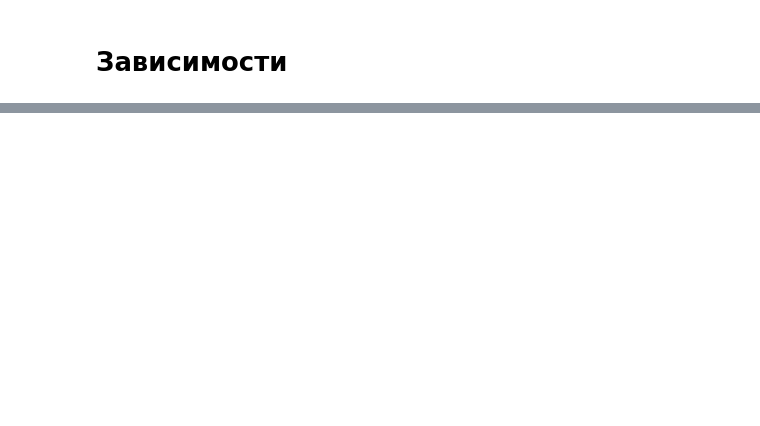
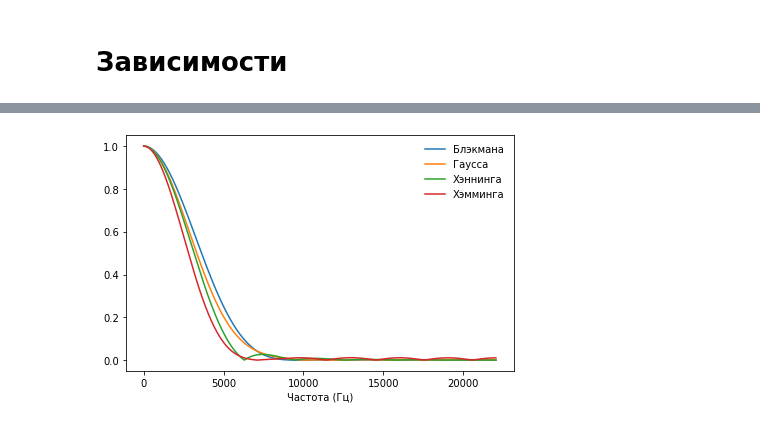
Before and after one commit to DenZhid/TelecommunicationSystemsLabs, a Jupyter notebook: Lab8/Lab8.ipynb, the cells around one changed output, grey strips where cells are left out. Cells and saved outputs as stored; diff of their text form; code cells hidden in the pictures; blank space fills up the shorter version.

```diff
--- a/Lab8/Lab8.ipynb
+++ b/Lab8/Lab8.ipynb
@@ -39,0 +128,3 @@ from thinkdsp import SquareSignal
+# %%
+signal = SquareSignal(freq=440)
+wave = signal.make_wave(duration=1.0, framerate=44100)
@@ -39,0 +154,11 @@ from thinkdsp import SquareSignal
+# %%
+def plot_window_dfts(windows, names):
+    for window, name in zip(windows, names):
+        padded =  zero_pad(window, len(wave))
+        dft_window = np.fft.rfft(padded)
+        plt.plot(abs(dft_window), label=name)
+# %%
+plot_window_dfts(windows, names)
+decorate(xlabel='Частота (Гц)')
+# %% [output]
+[figure, added]
```
Also changed, not shown: parts of 17 cells of this notebook.
